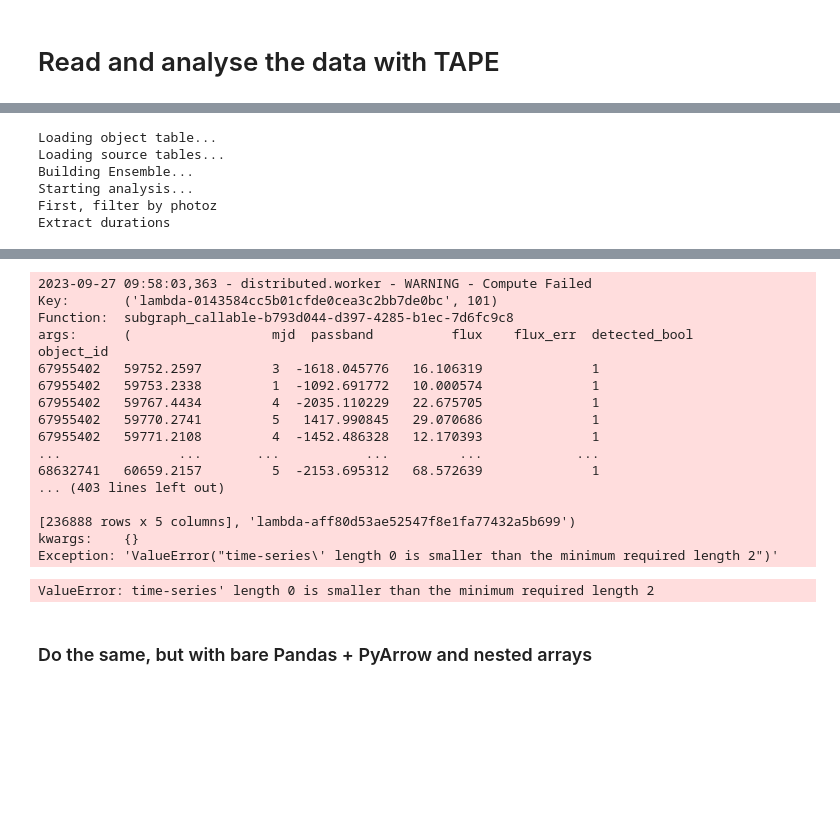
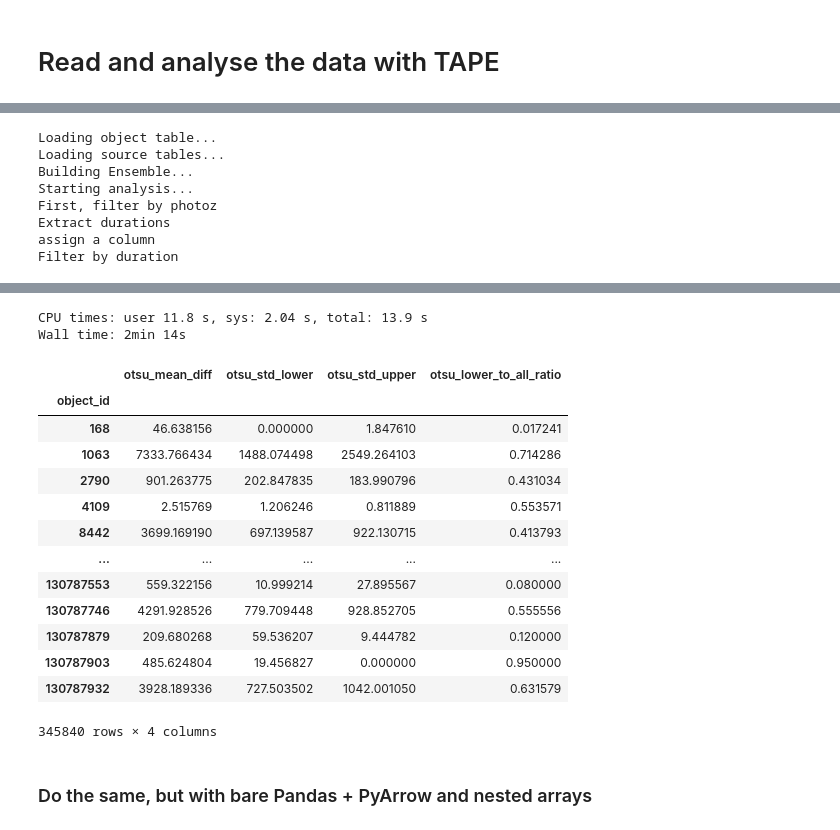
Before and after one commit to dougbrn/notebooks, a Jupyter notebook: plasticc-eclipsing-binaries.ipynb, the cells around one changed output, grey strips where cells are left out. Cells and saved outputs as stored; diff of their text form; code cells hidden in the pictures; blank space fills up the shorter version.

```diff
--- a/plasticc-eclipsing-binaries.ipynb
+++ b/plasticc-eclipsing-binaries.ipynb
@@ -83,13 +82,13 @@ print("Loading object table...")
 #object_table = dd.read_csv(DATA_DIR / META_FILENAME)
 object_table = dd.read_csv(DATA_DIR / META_FILENAME, blocksize=100e6)
 #object_table = object_table.set_index('object_id', sorted=True, sort=False, divisions=[13, 130788054])
-object_table = object_table.set_index('object_id', sorted=True, sort=False)
+#object_table = object_table.set_index('object_id', sorted=True, sort=False)
 # Then we load the sources:
 print("Loading source tables...")
 #source_table = dd.read_csv([DATA_DIR / filename for filename in LC_FILENAMES])
 source_table = dd.read_csv([DATA_DIR / filename for filename in LC_FILENAMES], blocksize=100e6)
 #source_table = source_table.set_index('object_id', sorted=True, sort=False, divisions=[13, 1000183, 13952428, 26956806, 39933855, 52935297, 65930419, 78887012, 91875367, 104853940, 117792961, 130788054])
-source_table = source_table.set_index('object_id', sorted=True, sort=False)
+#source_table = source_table.set_index('object_id', sorted=True, sort=False)
 
 # Now we can make an Ensemble.
 # To make parallel processing work we need to partition the data.
@@ -122,15 +121,19 @@ print("Starting analysis...")
 print("First, filter by photoz")
 ens = ens.query("hostgal_photoz < 1e-3", table="object")
 
+
 # Second, let's select persistent sources, by cutting on the duration of the light curve.
 print("Extract durations")
 duration = ens.batch(
     lambda time, detected: np.ptp(time[np.asarray(detected, dtype=bool)]),
     ens._time_col, 'detected_bool',
-    meta=('duration', "float64"),
+    meta=('duration', "float64"), use_map=False, compute=False,
 )
+
 print("assign a column")
 ens.assign(table="object", duration=duration)
+
+
 print("Filter by duration")
 ens = ens.query("duration > 366", table="object")
 
@@ -140,7 +143,7 @@ ens = ens.query("duration > 366", table="object")
 # variability. We use light-curve package to extract these features.
 # (https://github.com/light-curve/light-curve-python)
 # For simplicity, we only calculate these features for the r band.
-otsu_features = ens.batch(licu.OtsuSplit(), band_to_calc='r')
+otsu_features = ens.batch(licu.OtsuSplit(), band_to_calc=3, use_map=False)
 otsu_features
 # %% [output]
 Loading object table...
@@ -149,3 +152,5 @@ Building Ensemble...
 Starting analysis...
 First, filter by photoz
 Extract durations
+assign a column
+Filter by duration
@@ -154,21 +159,19 @@ Filter by duration
-2023-09-27 09:58:03,363 - distributed.worker - WARNING - Compute Failed
-Key:       ('lambda-0143584cc5b01cfde0cea3c2bb7de0bc', 101)
-Function:  subgraph_callable-b793d044-d397-4285-b1ec-7d6fc9c8
-args:      (                  mjd  passband          flux    flux_err  detected_bool
-object_id
-67955402   59752.2597         3  -1618.045776   16.106319              1
-67955402   59753.2338         1  -1092.691772   10.000574              1
-67955402   59767.4434         4  -2035.110229   22.675705              1
-67955402   59770.2741         5   1417.990845   29.070686              1
-67955402   59771.2108         4  -1452.486328   12.170393              1
-...               ...       ...           ...         ...            ...
-68632741   60659.2157         5  -2153.695312   68.572639              1
-... (403 lines left out)
-
-[236888 rows x 5 columns], 'lambda-aff80d53ae52547f8e1fa77432a5b699')
-kwargs:    {}
-Exception: 'ValueError("time-series\' length 0 is smaller than the minimum required length 2")'
+CPU times: user 11.8 s, sys: 2.04 s, total: 13.9 s
+Wall time: 2min 14s
+|  | otsu_mean_diff | otsu_std_lower | otsu_std_upper | otsu_lower_to_all_ratio |
+| object_id |  |  |  |  |
+| 168 | 46.638156 | 0.000000 | 1.847610 | 0.017241 |
+| 1063 | 7333.766434 | 1488.074498 | 2549.264103 | 0.714286 |
+| 2790 | 901.263775 | 202.847835 | 183.990796 | 0.431034 |
+| 4109 | 2.515769 | 1.206246 | 0.811889 | 0.553571 |
+| 8442 | 3699.169190 | 697.139587 | 922.130715 | 0.413793 |
+| ... | ... | ... | ... | ... |
+| 130787553 | 559.322156 | 10.999214 | 27.895567 | 0.080000 |
+| 130787746 | 4291.928526 | 779.709448 | 928.852705 | 0.555556 |
+| 130787879 | 209.680268 | 59.536207 | 9.444782 | 0.120000 |
+| 130787903 | 485.624804 | 19.456827 | 0.000000 | 0.950000 |
+| 130787932 | 3928.189336 | 727.503502 | 1042.001050 | 0.631579 |
-ValueError: time-series' length 0 is smaller than the minimum required length 2
+345840 rows × 4 columns
 # %% [markdown]
 ### Do the same, but with bare Pandas + PyArrow and nested arrays
 # %%
```
Also changed, not shown: parts of 4 cells of this notebook.
